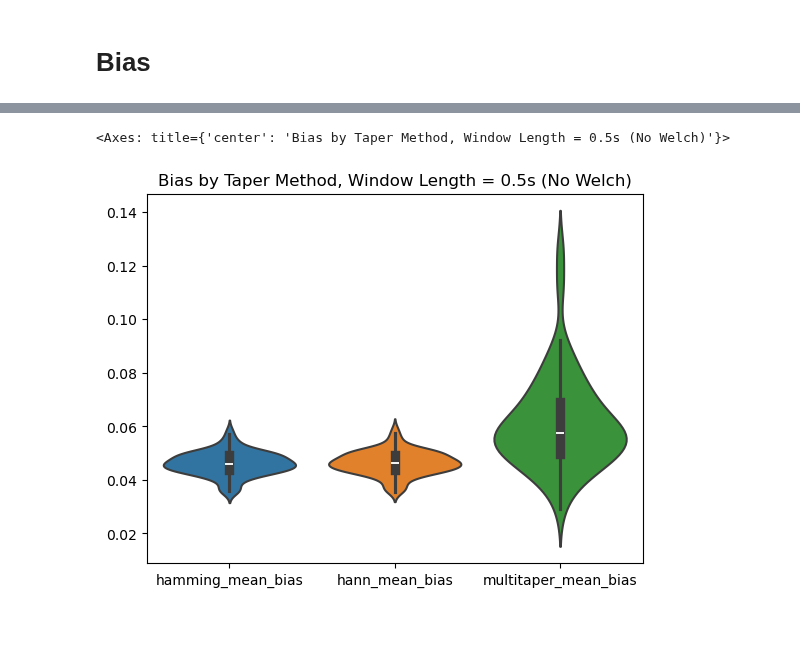
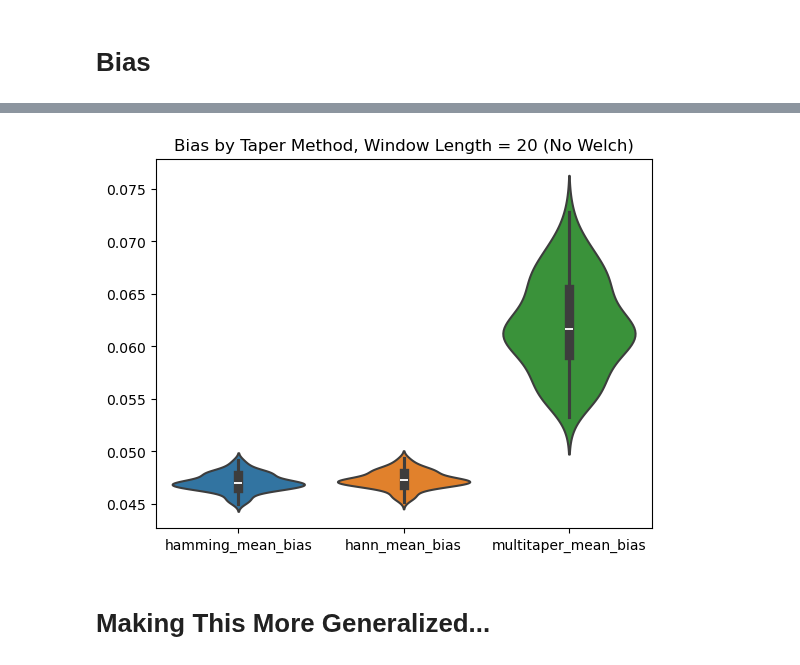
Before and after one commit to anika-kum/spectral-analysis-comparison, a Jupyter notebook: final_taper_comparison.ipynb, the cells around one changed output, grey strips where cells are left out. Drawn from its saved outputs; the diff is of its cells as text; code cells hidden in the pictures; blank space fills up the shorter version.

Commit message:
generated graphs

```diff
--- a/final_taper_comparison.ipynb
+++ b/final_taper_comparison.ipynb
@@ -120,11 +120,11 @@ def multitaper(signal, window_length, fs=1000, TW=1, K=1): # only TW and Window
 # %% [markdown]
 # Example Run
 # %%
-window_length = 0.5 # change window length
+window_length = 0.1 # change window length
 
 freq_hann, psd_hann = single_taper_welch(data_td, window_length=window_length, taper_shape='hann')
 freq_hamming, psd_hamming = single_taper_welch(data_td, window_length=window_length, taper_shape='hamming')
-freq_mt, psd_mt = multitaper(data_td, window_length=window_length)
+freq_mt, psd_mt = multitaper(data_td, window_length=window_length, TW=2)
 
 plt.loglog(freq_hann, psd_hann, linewidth=1, alpha=0.7, label='hann')
 plt.loglog(freq_hamming, psd_hamming, linewidth=1, alpha=0.7, label='hamming')
@@ -171,7 +171,9 @@ def get_correct_theoretical_window(psd_theoretical_fd, freq_theoretical_fd, freq
     interpolator = interp1d(freq_theoretical_fd, psd_theoretical_fd, bounds_error=False, fill_value=np.nan)
     return interpolator(freq_empirical)
 # %%
-window_length = 0.5
+window_length = 20
+TW = 4
+
 df = pd.DataFrame(columns=['hamming_mean_bias', 'hann_mean_bias', 'multitaper_mean_bias'])
 for random_state in range(100): # generate data multiple times
 
@@ -181,7 +183,7 @@ for random_state in range(100): # generate data multiple times
 
     freq_hann, psd_hann = single_taper_no_welch(data_td, window_length=window_length, taper_shape='hann')
     freq_hamming, psd_hamming = single_taper_no_welch(data_td, window_length=window_length, taper_shape='hamming')
-    freq_mt, psd_mt = multitaper(data_td, window_length=window_length)
+    freq_mt, psd_mt = multitaper(data_td, window_length=window_length, TW=4)
 
     psd_theoretical_correct_window = get_correct_theoretical_window(data_fd.combined_spectrum, data_fd.frequencies, psd_hamming)
     df.loc[len(df)] = [calc_mean_bias(psd_hamming, psd_theoretical_correct_window),
@@ -199,6 +192,8 @@ df.head()
 # %%
-plt.title("Bias by Taper Method, Window Length = 0.5s (No Welch)")
+plt.title(f"Bias by Taper Method, Window Length = {window_length} (No Welch)")
 sns.violinplot(data=df, linewidth=1.5)
+plt.savefig(f'{window_length}s_multitaper_{TW*2-1}_singletaper_no_welch_bias.png')
 # %% [output]
-<Axes: title={'center': 'Bias by Taper Method, Window Length = 0.5s (No Welch)'}>
-[figure, old version]
+[figure, new version]
+# %% [markdown]
+# Making This More Generalized...
```
Also changed, not shown: parts of 3 cells of this notebook, 10 other files.
